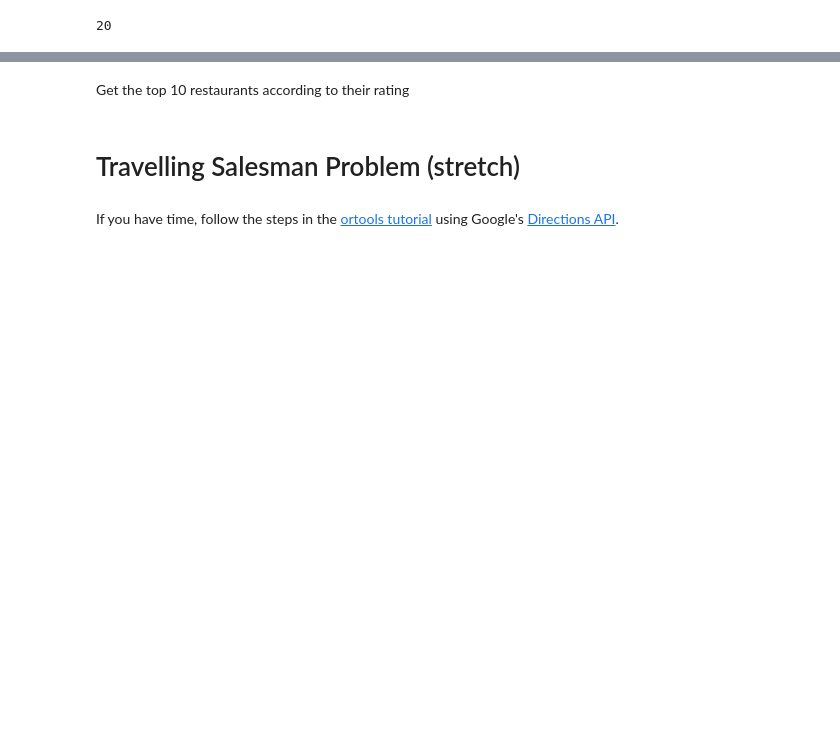
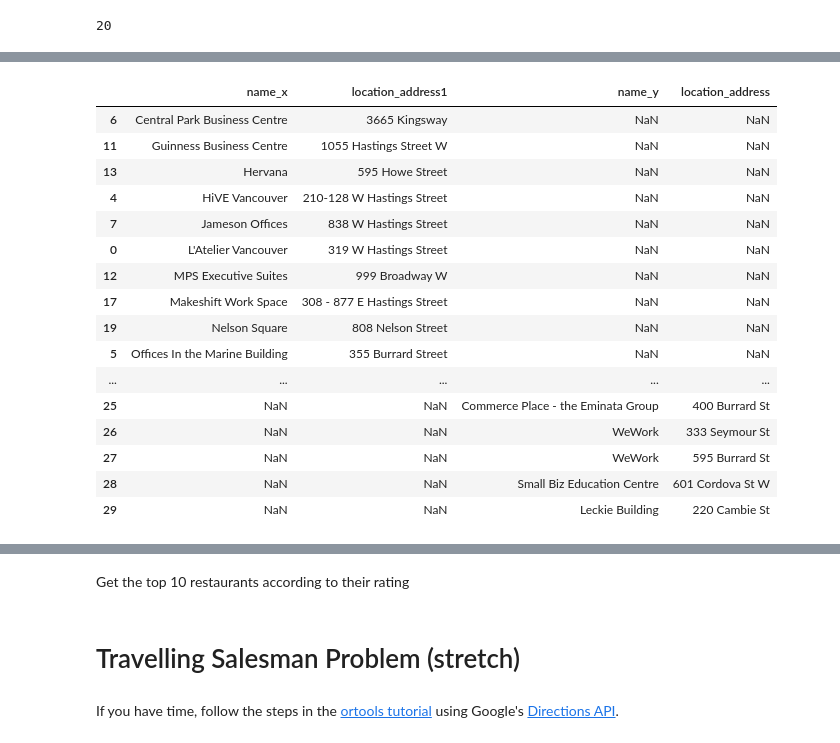
Before and after one commit to silvhua-Lighthouse/mini-project-II, a Jupyter notebook: notebooks/EDA.ipynb, the cells around one changed output, grey strips where cells are left out. Cells and saved outputs as stored; diff of their text form; code cells hidden in the pictures; blank space fills up the shorter version.

```diff
--- a/notebooks/EDA.ipynb
+++ b/notebooks/EDA.ipynb
@@ -406,0 +426,27 @@ pd.read_sql_query(f'SELECT * FROM coworkingYelp', connection)
+# %%
+# See how feasible it is to combine data from both APIs.
+# These are the dataframes to work with:
+    # dfFoursquare1
+    # dfYelp1
+
+dfYelp1.loc[:,('name','location_address1')].merge(dfFoursquare1.loc[:,('name','location_address')],how='outer',left_on='location_address1',right_on='location_address').sort_values(by='name_x')
+
+# Not looking good
+# %% [output]
+|  | name_x | location_address1 | name_y | location_address |
+| 6 | Central Park Business Centre | 3665 Kingsway | NaN | NaN |
+| 11 | Guinness Business Centre | 1055 Hastings Street W | NaN | NaN |
+| 13 | Hervana | 595 Howe Street | NaN | NaN |
+| 4 | HiVE Vancouver | 210-128 W Hastings Street | NaN | NaN |
+| 7 | Jameson Offices | 838 W Hastings Street | NaN | NaN |
+| 0 | L'Atelier Vancouver | 319 W Hastings Street | NaN | NaN |
+| 12 | MPS Executive Suites | 999 Broadway W | NaN | NaN |
+| 17 | Makeshift Work Space | 308 - 877 E Hastings Street | NaN | NaN |
+| 19 | Nelson Square | 808 Nelson Street | NaN | NaN |
+| 5 | Offices In the Marine Building | 355 Burrard Street | NaN | NaN |
+| ... | ... | ... | ... | ... |
+| 25 | NaN | NaN | Commerce Place - the Eminata Group | 400 Burrard St |
+| 26 | NaN | NaN | WeWork | 333 Seymour St |
+| 27 | NaN | NaN | WeWork | 595 Burrard St |
+| 28 | NaN | NaN | Small Biz Education Centre | 601 Cordova St W |
+| 29 | NaN | NaN | Leckie Building | 220 Cambie St |
```
Also changed, not shown: parts of 21 cells of this notebook.
